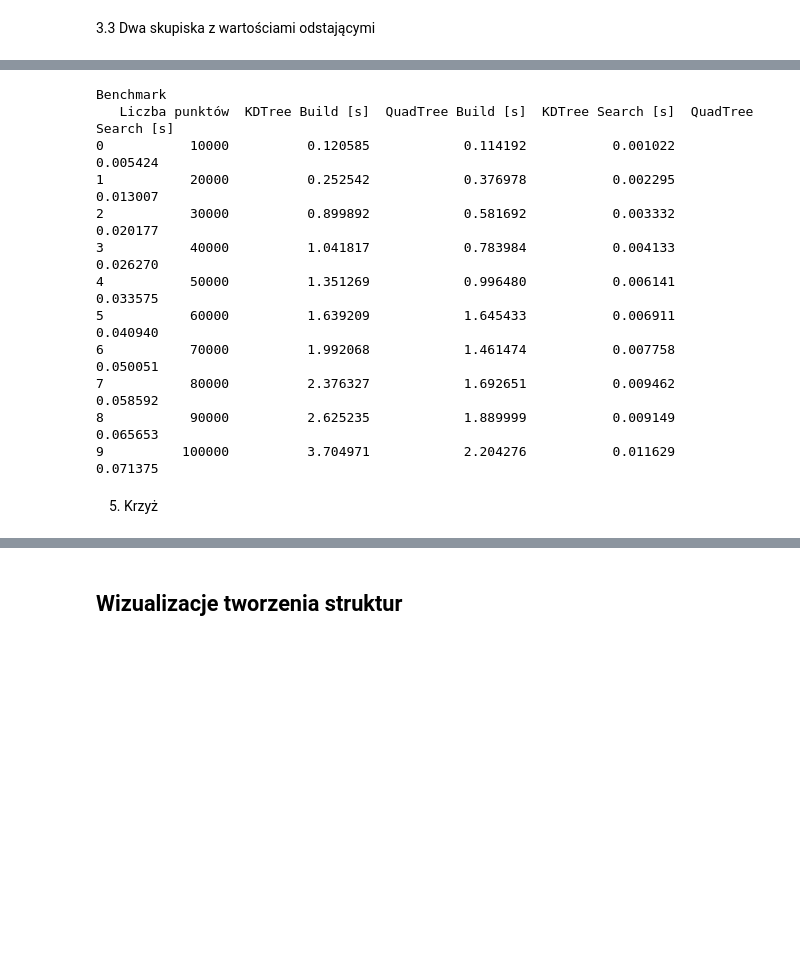
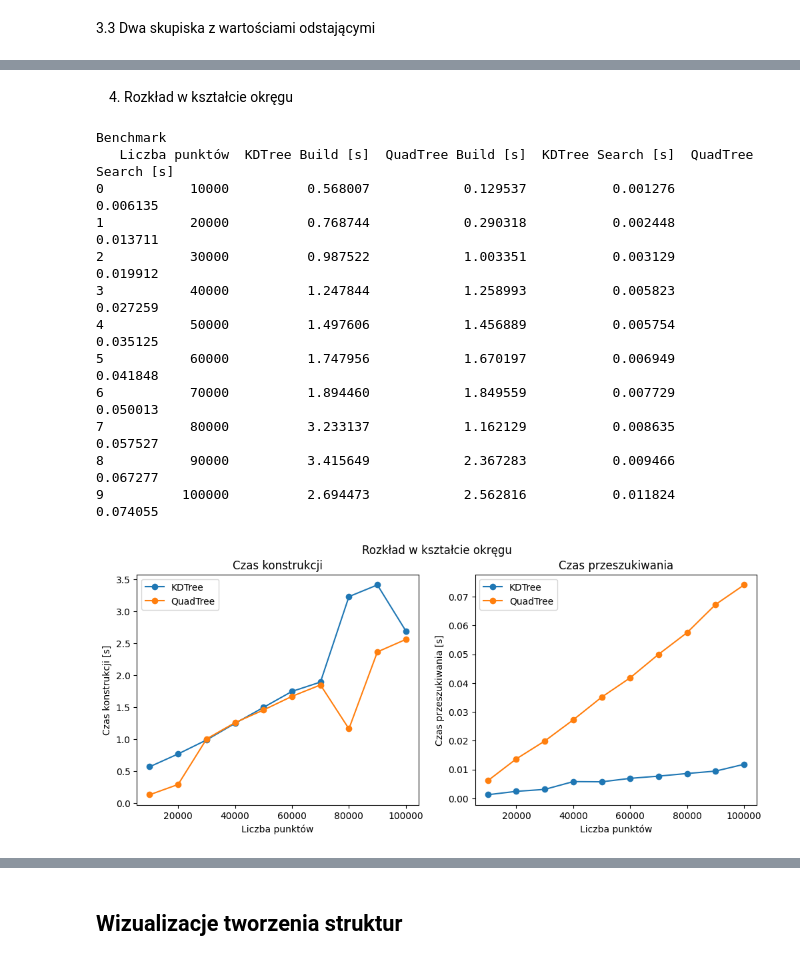
Before and after one commit to FloudMe77/QuadTree_and_KdTree, a Jupyter notebook: code/main.ipynb, the cells around one changed output, grey strips where cells are left out. Drawn from its saved outputs; the diff is of its cells as text; code cells hidden in the pictures; blank space fills up the shorter version.

```diff
--- a/code/main.ipynb
+++ b/code/main.ipynb
@@ -209,17 +212,19 @@ Benchmark
+# %% [markdown]
+4. Rozkład w kształcie okręgu
 # %%
-show_time_table([gt.generate_random_on_circle(10000*n,70,90) for n in range(1,11)],Rectangle(Point((0,-70)),Point((100,100))))
+df4 = show_time_table([gt.generate_random_on_circle(10000*n,70,90) for n in range(1,11)],Rectangle(Point((0,-70)),Point((100,100))),output_file="c4.csv")
+show_graphs(df4, "Rozkład w kształcie okręgu")
 # %% [output]
 Benchmark
    Liczba punktów  KDTree Build [s]  QuadTree Build [s]  KDTree Search [s]  QuadTree Search [s]
-0           10000          0.120585            0.114192           0.001022             0.005424
-1           20000          0.252542            0.376978           0.002295             0.013007
-2           30000          0.899892            0.581692           0.003332             0.020177
-3           40000          1.041817            0.783984           0.004133             0.026270
-4           50000          1.351269            0.996480           0.006141             0.033575
-5           60000          1.639209            1.645433           0.006911             0.040940
-6           70000          1.992068            1.461474           0.007758             0.050051
-7           80000          2.376327            1.692651           0.009462             0.058592
-8           90000          2.625235            1.889999           0.009149             0.065653
-9          100000          3.704971            2.204276           0.011629             0.071375
+0           10000          0.568007            0.129537           0.001276             0.006135
+1           20000          0.768744            0.290318           0.002448             0.013711
+2           30000          0.987522            1.003351           0.003129             0.019912
+3           40000          1.247844            1.258993           0.005823             0.027259
+4           50000          1.497606            1.456889           0.005754             0.035125
+5           60000          1.747956            1.670197           0.006949             0.041848
+6           70000          1.894460            1.849559           0.007729             0.050013
+7           80000          3.233137            1.162129           0.008635             0.057527
+8           90000          3.415649            2.367283           0.009466             0.067277
+9          100000          2.694473            2.562816           0.011824             0.074055
+[figure, added]
-# %% [markdown]
-5. Krzyż
```
Also changed, not shown: parts of 15 cells of this notebook.
